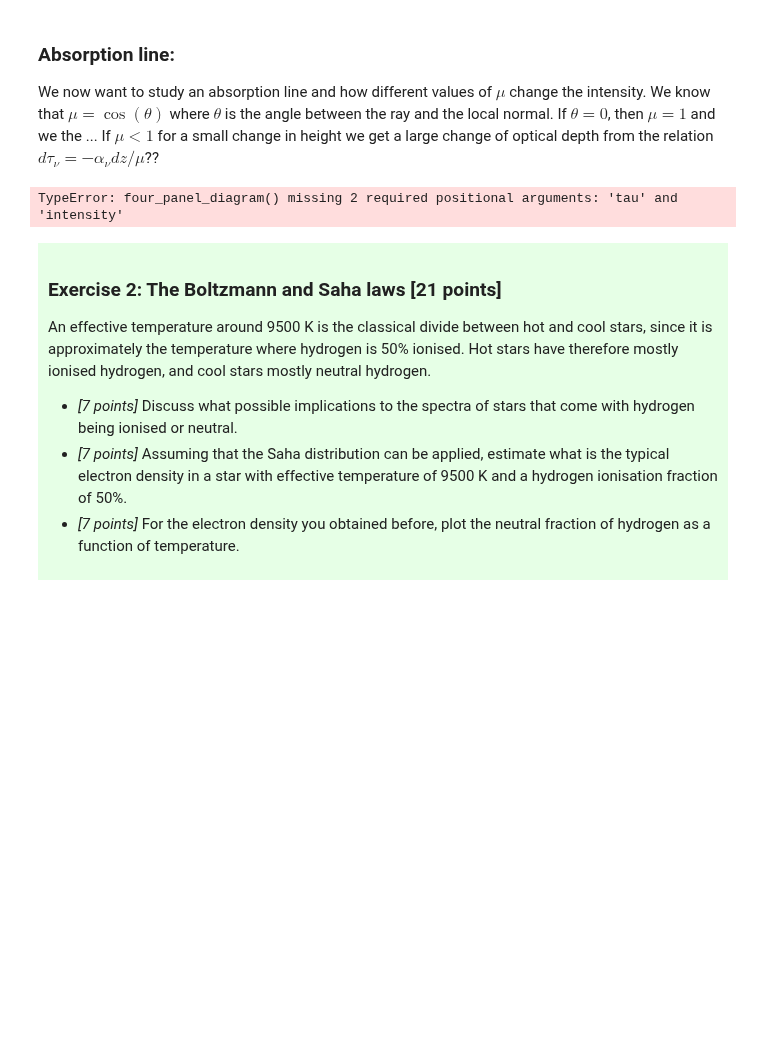
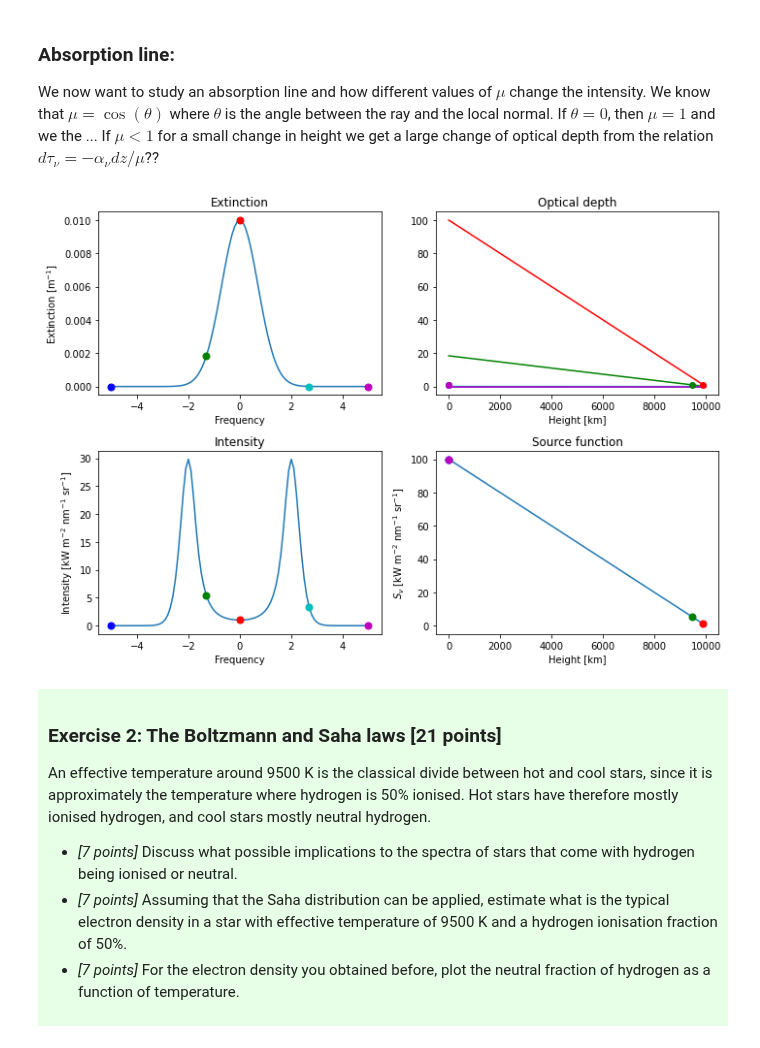
Before and after one commit to Rachelstiansen/AST4310, a Jupyter notebook: project work/project1/project1_student.ipynb, the cells around one changed output. Saved outputs shown, nothing was run; the diff lists cells and outputs as text; code cells hidden in the pictures; blank space fills up the shorter version.

Commit message:
no errors :)

```diff
--- a/project work/project1/project1_student.ipynb
+++ b/project work/project1/project1_student.ipynb
@@ -172,11 +172,11 @@ We now want to study an absorption line and how different values of $\mu$ change
 # %%
 # Make new tau and mu=1 for extinction /1 and for mu=0.3 divide by 0.3
 
 source_function3 = (depth.value) / 100 * i_units # source function 1, linear
 
-four_panel_diagram(freq, height, source_function3, extinction)
+four_panel_diagram(freq, height, source_function3, extinction2, tau=None, intensity=None)
 # %% [output]
-TypeError: four_panel_diagram() missing 2 required positional arguments: 'tau' and 'intensity'
+[figure, added]
 # %% [markdown]
 <div style="background-color:#e6ffe6; padding:10px; border-style:
 solid;; border-color:#00e600; border-width:1px">
```
Also changed, not shown: parts of 1 cell of this notebook.
